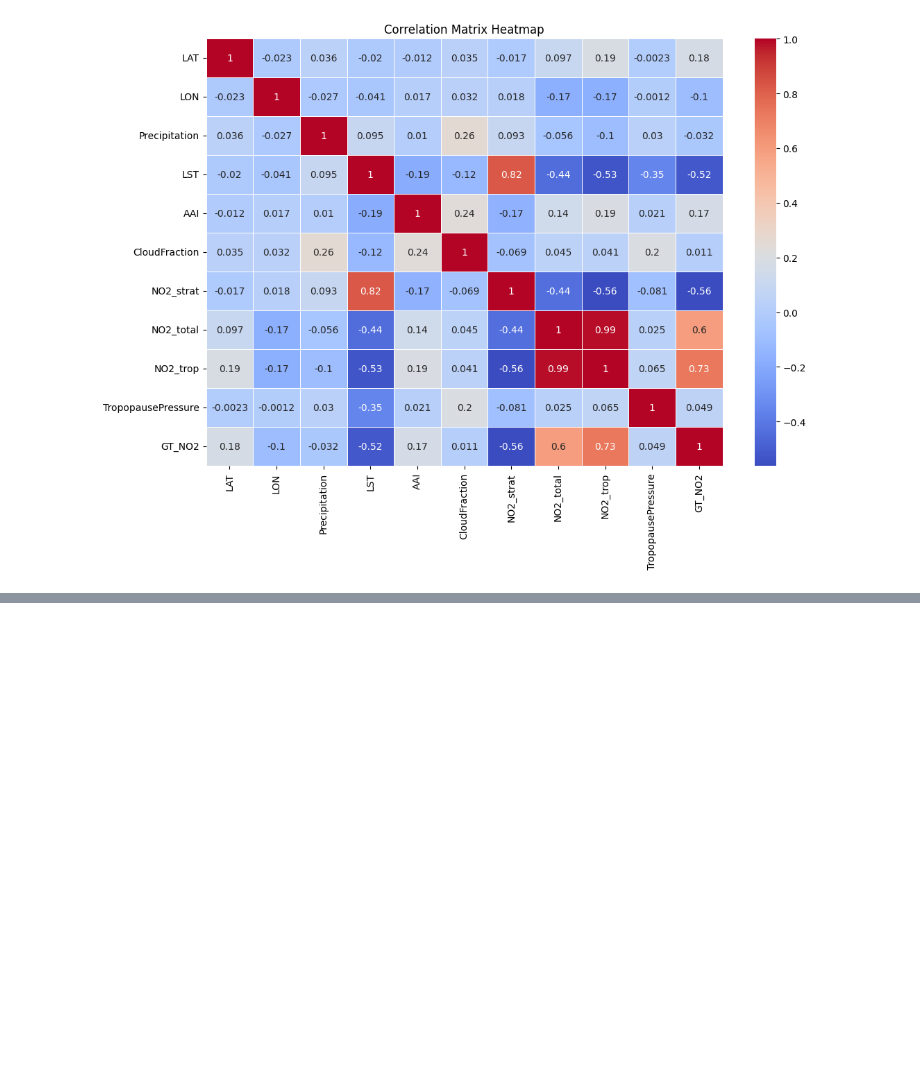
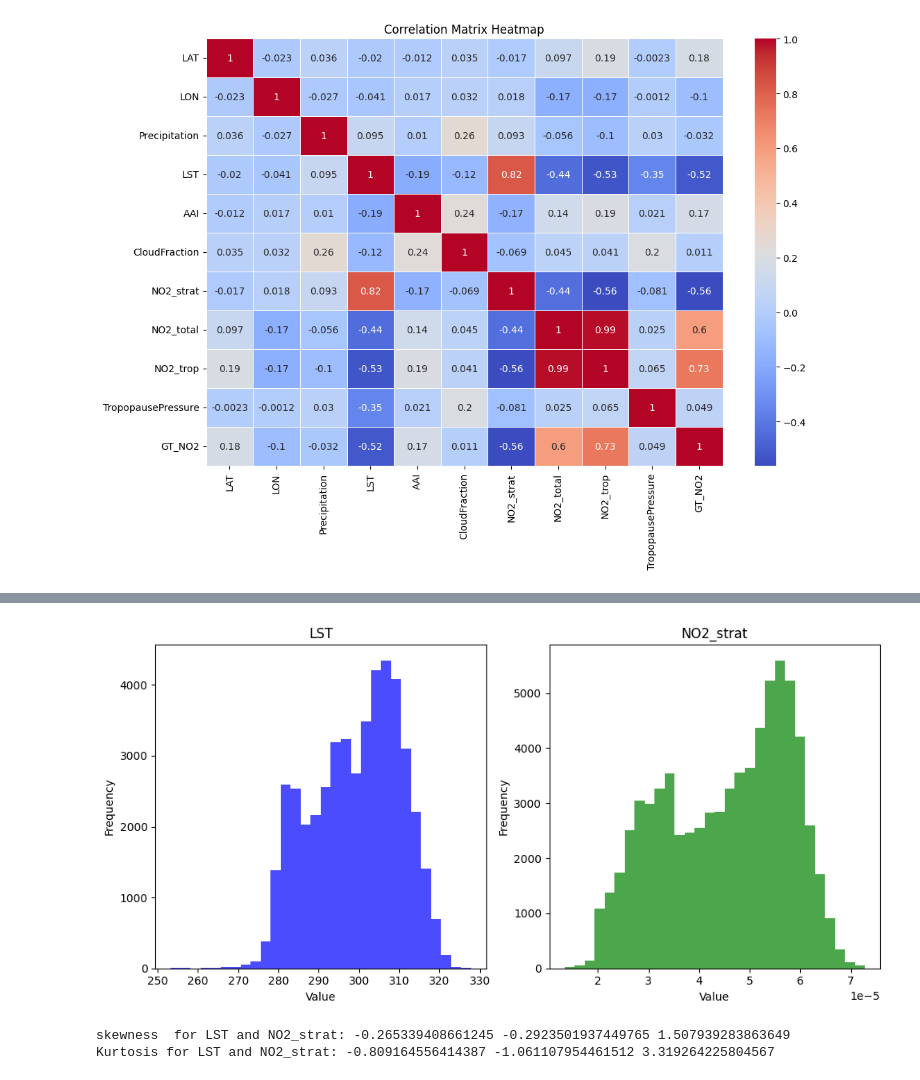
Before and after one commit to Anurag163/GeoAI_Ground_level_NO2_Zindi-, a Jupyter notebook: Pred_Model.ipynb, the cells around one changed output, grey strips where cells are left out. Cells and saved outputs as stored; diff of their text form; code cells hidden in the pictures; blank space fills up the shorter version.

```diff
--- a/Pred_Model.ipynb
+++ b/Pred_Model.ipynb
@@ -442,0 +496,33 @@ test_df_model_2.loc[valid_rows_test_df_model_2.index, 'NO2_trop'] = test_df_mode
+# %%
+#Checking normality for LST and NO2_strat. We can see 2 peaks and slightly left skewed
+
+# Create a figure with two subplots
+fig, axes = plt.subplots(1, 2, figsize=(10, 5))
+
+# Plot histogram for feature1
+axes[0].hist(train_df_model_2['LST'], bins=30, color='blue', alpha=0.7)
+axes[0].set_title('LST')
+axes[0].set_xlabel('Value')
+axes[0].set_ylabel('Frequency')
+
+# Plot histogram for feature2
+axes[1].hist(train_df_model_2['NO2_strat'], bins=30, color='green', alpha=0.7)
+axes[1].set_title('NO2_strat')
+axes[1].set_xlabel('Value')
+axes[1].set_ylabel('Frequency')
+
+# Adjust layout
+plt.tight_layout()
+
+# Show plot
+plt.show()
+# %% [output]
+[figure, added]
+# %%
+#checking numeric skewness and kurtosis for LST,NO2_strat and GT_NO2
+
+print('skewness  for LST and NO2_strat:',train_df_model_2['LST'].skew(),train_df_model_2['NO2_strat'].skew(),train_df_model_2['GT_NO2'].skew())
+print('Kurtosis for LST and NO2_strat:',train_df_model_2['LST'].kurtosis(),train_df_model_2['NO2_strat'].kurtosis(),train_df_model_2['GT_NO2'].kurtosis())
+# %% [output]
+skewness  for LST and NO2_strat: -0.265339408661245 -0.2923501937449765 1.507939283863649
+Kurtosis for LST and NO2_strat: -0.809164556414387 -1.061107954461512 3.319264225804567
```
Also changed, not shown: parts of 20 cells of this notebook, 1 other file.
